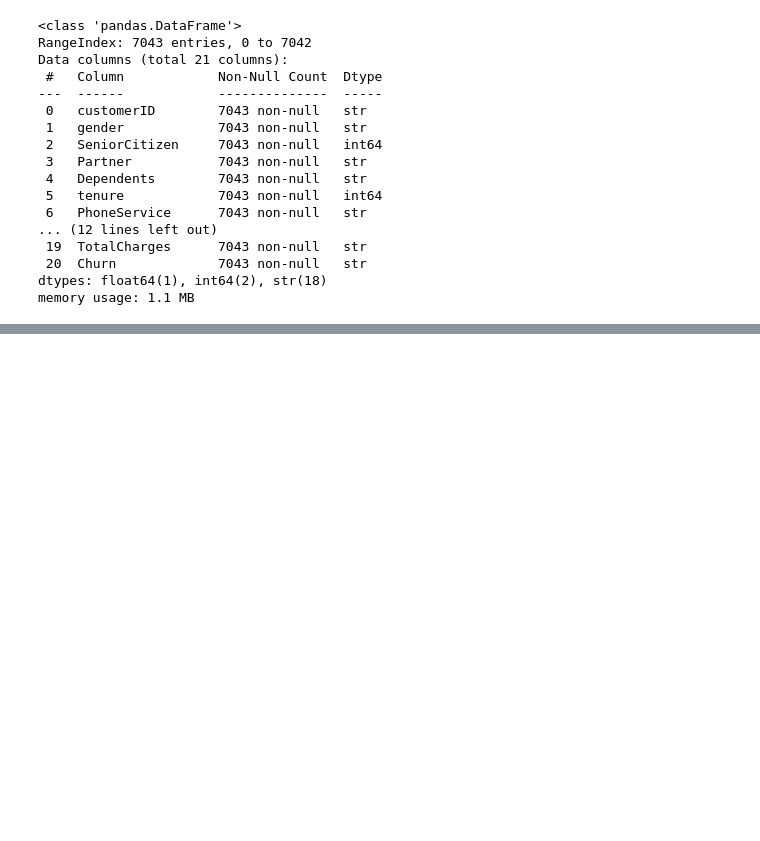
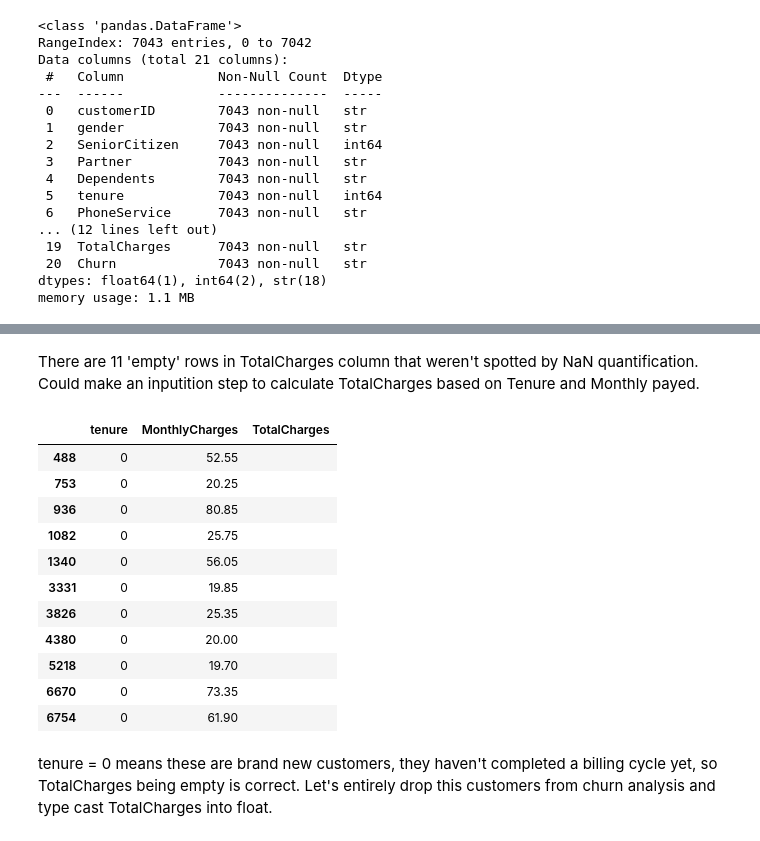
Before and after one commit to vinicius-goulart/health-churn-analysis, a Jupyter notebook: notebooks/01_eda.ipynb, the cells around one changed output, grey strips where cells are left out. Cells and saved outputs as stored; diff of their text form; code cells hidden in the pictures; blank space fills up the shorter version.

```diff
--- a/notebooks/01_eda.ipynb
+++ b/notebooks/01_eda.ipynb
@@ -45,0 +105,19 @@ df.describe()
+# %% [markdown]
+There are 11 'empty' rows in TotalCharges column that weren't spotted by NaN quantification. Could make an inputition step to calculate TotalCharges based on Tenure and Monthly payed.
+# %%
+df[df['TotalCharges'] == ' '][['tenure', 'MonthlyCharges', 'TotalCharges']]
+# %% [output]
+|  | tenure | MonthlyCharges | TotalCharges |
+| 488 | 0 | 52.55 |  |
+| 753 | 0 | 20.25 |  |
+| 936 | 0 | 80.85 |  |
+| 1082 | 0 | 25.75 |  |
+| 1340 | 0 | 56.05 |  |
+| 3331 | 0 | 19.85 |  |
+| 3826 | 0 | 25.35 |  |
+| 4380 | 0 | 20.00 |  |
+| 5218 | 0 | 19.70 |  |
+| 6670 | 0 | 73.35 |  |
+| 6754 | 0 | 61.90 |  |
+# %% [markdown]
+tenure = 0 means these are brand new customers, they haven't completed a billing cycle yet, so TotalCharges being empty is correct. Let's entirely drop this customers from churn analysis and type cast TotalCharges into float.
```
Also changed, not shown: parts of 23 cells of this notebook.
